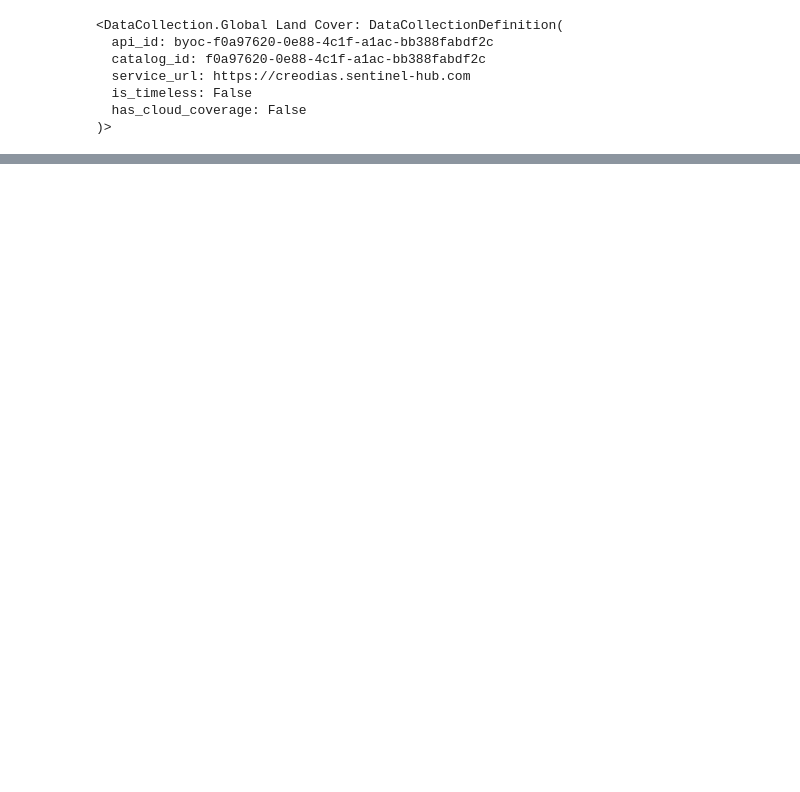
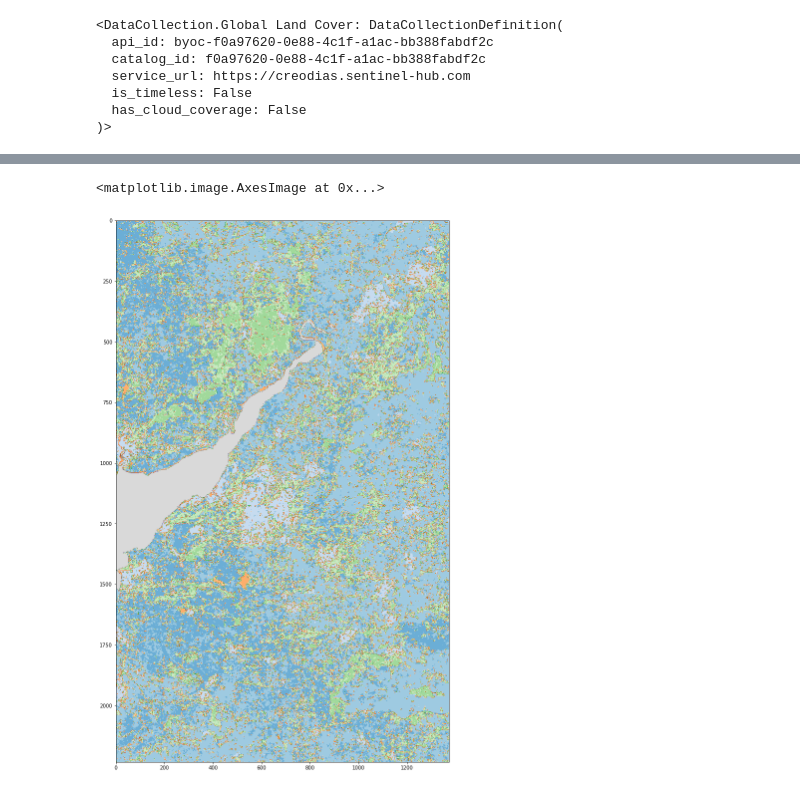
Before and after one commit to chris010970/sentinelhub, a Jupyter notebook: process-api/notebooks/public/global-land-cover.ipynb, the cells around one changed output, grey strips where cells are left out. Cells and saved outputs as stored; diff of their text form; code cells hidden in the pictures; blank space fills up the shorter version.

```diff
--- a/process-api/notebooks/public/global-land-cover.ipynb
+++ b/process-api/notebooks/public/global-land-cover.ipynb
@@ -106,2 +189,3 @@ byoc_data
 # %%
-len(byoc_data)
+from processapi import Client
+client = Client( config, base_url='https://creodias.sentinel-hub.com' )
@@ -151,0 +192,10 @@ timestamps
+# %%
+# pick a few dates
+from datetime import datetime
+timeframe = { 'start' : datetime( 2019, 1, 1, 0, 0, 0 ),
+                'end' : datetime( 2020, 12, 31, 23, 59, 59 ) }
+# %%
+coords = [ -3, 51.0, -2, 52 ]
+bbox = client.getBoundingBox( coords )
+
+resolution=50
@@ -151,0 +213,4 @@ timestamps
+# %%
+# get time series
+response = client.getTimeSeries ( bbox, timeframe, resolution=resolution )
+response._df
@@ -151,0 +232,8 @@ timestamps
+# %%
+import matplotlib.pyplot as plt
+
+fig,ax = plt.subplots( figsize=(20,20))
+ax.imshow( response._df.iloc[ 0 ][ 'default' ][ :, :, 0 ], cmap='tab20c' )
+# %% [output]
+<matplotlib.image.AxesImage at 0x...>
+[figure, added]
```
Also changed, not shown: parts of 19 cells of this notebook, 30 other files.
